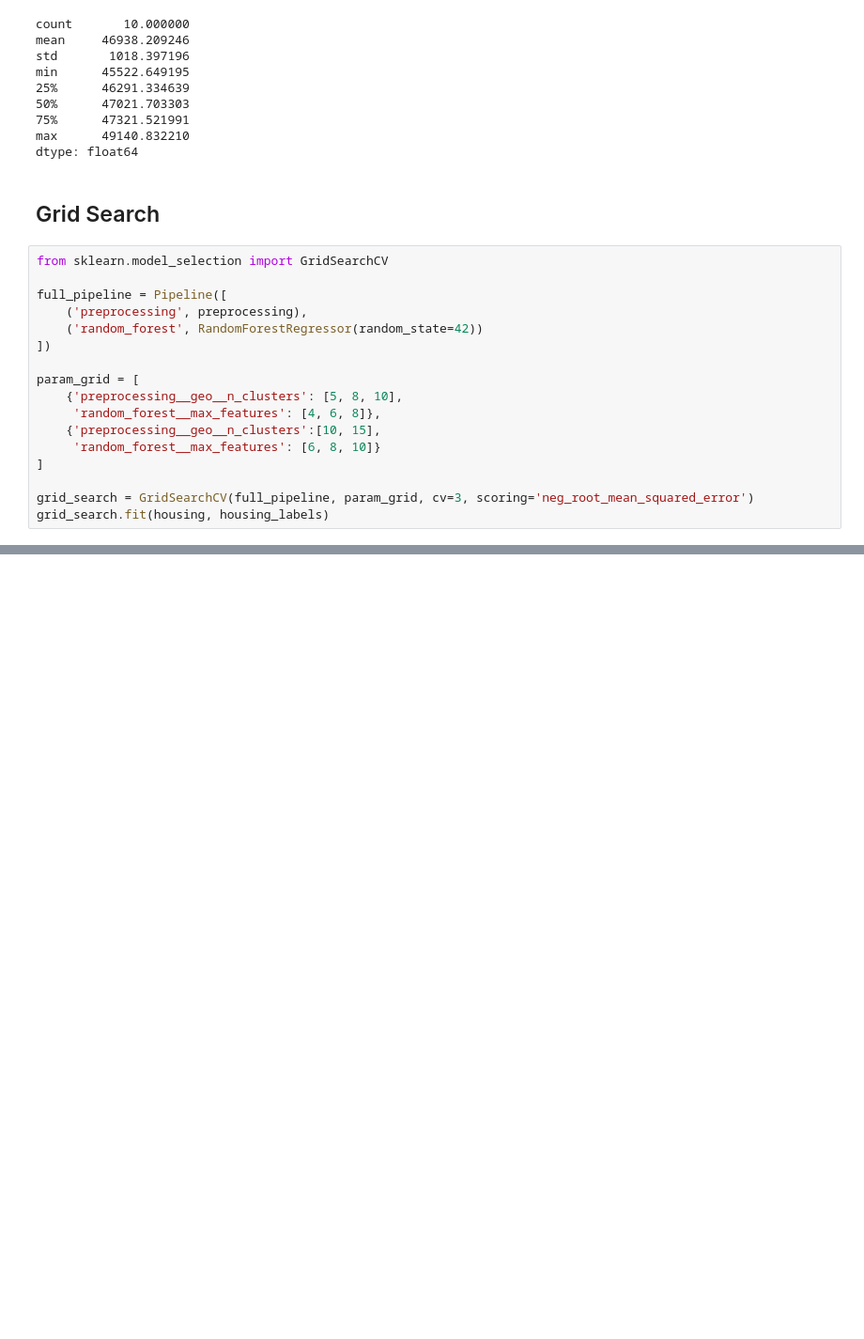
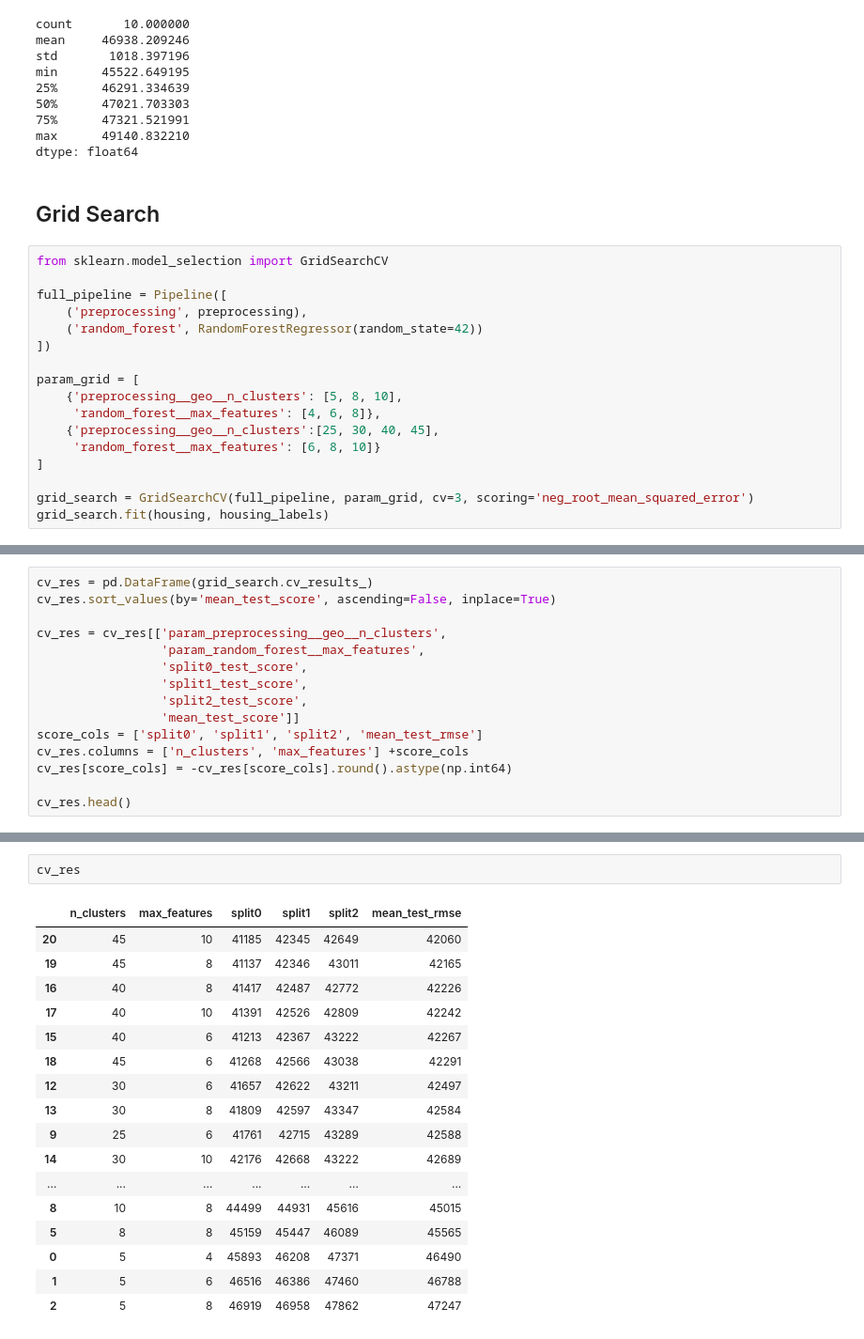
Before and after one commit to MrFanciful/handson-ml3, a Jupyter notebook: my_work/02_end_to_end_project.ipynb, the cells around one changed output, grey strips where cells are left out. Shown at 94% size. Drawn from its saved outputs; the diff is of its cells as text; blank space fills up the shorter version.

```diff
--- a/my_work/02_end_to_end_project.ipynb
+++ b/my_work/02_end_to_end_project.ipynb
@@ -912,7 +909,7 @@ full_pipeline = Pipeline([
 param_grid = [
     {'preprocessing__geo__n_clusters': [5, 8, 10],
      'random_forest__max_features': [4, 6, 8]},
-    {'preprocessing__geo__n_clusters':[10, 15],
+    {'preprocessing__geo__n_clusters':[25, 30, 40, 45],
      'random_forest__max_features': [6, 8, 10]}
 ]
 
@@ -920,0 +982,15 @@ grid_search.fit(housing, housing_labels)
+# %%
+cv_res = pd.DataFrame(grid_search.cv_results_)
+cv_res.sort_values(by='mean_test_score', ascending=False, inplace=True)
+
+cv_res = cv_res[['param_preprocessing__geo__n_clusters',
+                 'param_random_forest__max_features',
+                 'split0_test_score',
+                 'split1_test_score',
+                 'split2_test_score',
+                 'mean_test_score']]
+score_cols = ['split0', 'split1', 'split2', 'mean_test_rmse']
+cv_res.columns = ['n_clusters', 'max_features'] +score_cols
+cv_res[score_cols] = -cv_res[score_cols].round().astype(np.int64)
+
+cv_res.head()
@@ -920,0 +1004,20 @@ grid_search.fit(housing, housing_labels)
+# %%
+cv_res
+# %% [output]
+|  | n_clusters | max_features | split0 | split1 | split2 | mean_test_rmse |
+| 20 | 45 | 10 | 41185 | 42345 | 42649 | 42060 |
+| 19 | 45 | 8 | 41137 | 42346 | 43011 | 42165 |
+| 16 | 40 | 8 | 41417 | 42487 | 42772 | 42226 |
+| 17 | 40 | 10 | 41391 | 42526 | 42809 | 42242 |
+| 15 | 40 | 6 | 41213 | 42367 | 43222 | 42267 |
+| 18 | 45 | 6 | 41268 | 42566 | 43038 | 42291 |
+| 12 | 30 | 6 | 41657 | 42622 | 43211 | 42497 |
+| 13 | 30 | 8 | 41809 | 42597 | 43347 | 42584 |
+| 9 | 25 | 6 | 41761 | 42715 | 43289 | 42588 |
+| 14 | 30 | 10 | 42176 | 42668 | 43222 | 42689 |
+| ... | ... | ... | ... | ... | ... | ... |
+| 8 | 10 | 8 | 44499 | 44931 | 45616 | 45015 |
+| 5 | 8 | 8 | 45159 | 45447 | 46089 | 45565 |
+| 0 | 5 | 4 | 45893 | 46208 | 47371 | 46490 |
+| 1 | 5 | 6 | 46516 | 46386 | 47460 | 46788 |
+| 2 | 5 | 8 | 46919 | 46958 | 47862 | 47247 |
```
Also changed, not shown: parts of 20 cells of this notebook.
